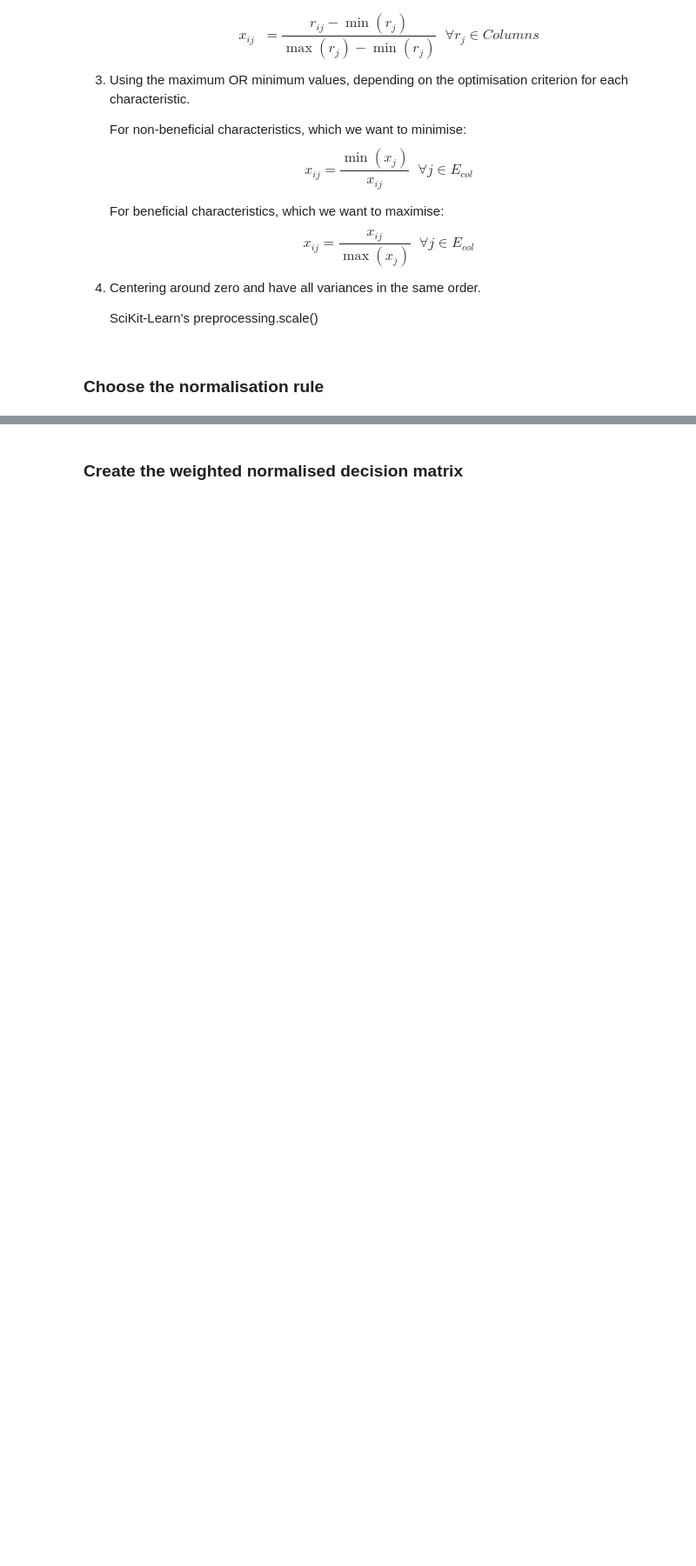
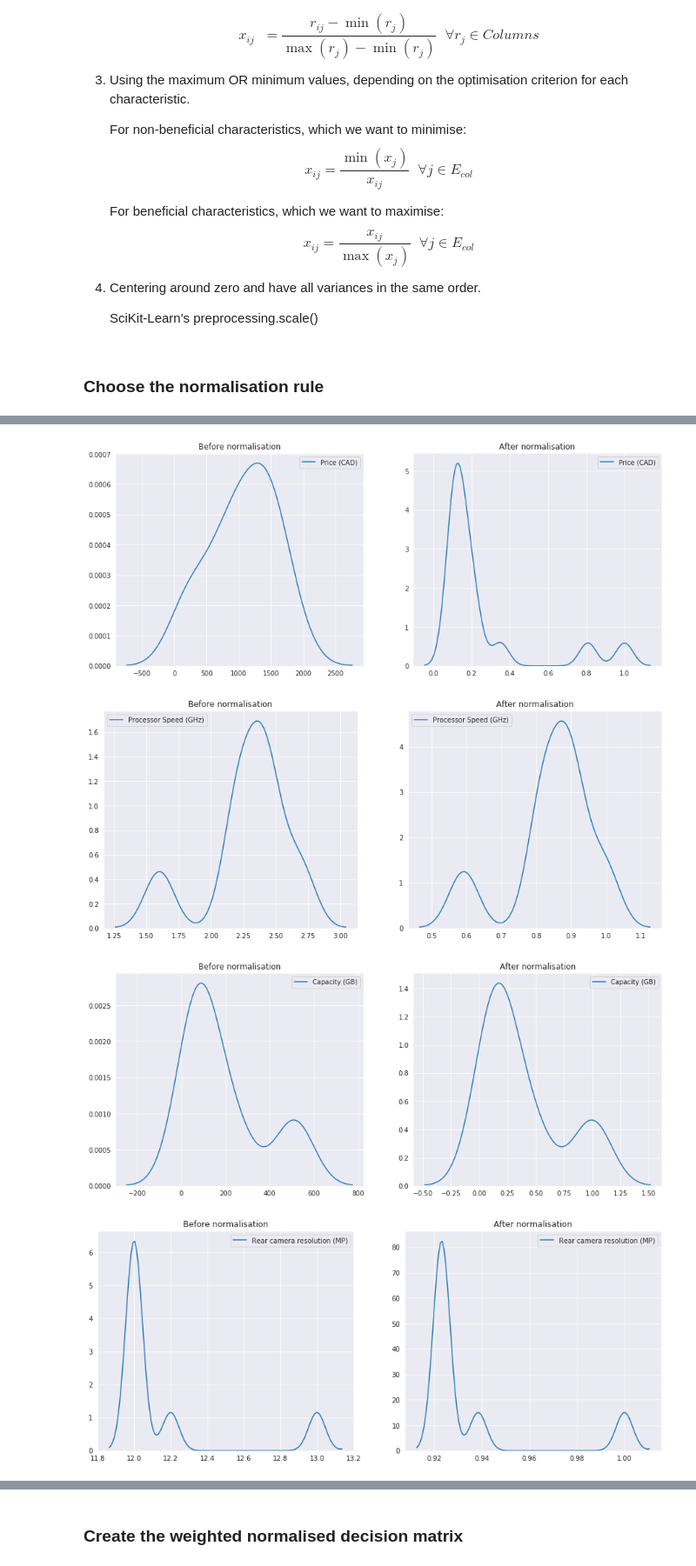
Before and after one commit to gmagannaDevelop/Electre, a Jupyter notebook: ELECTRE.ipynb, the cells around one changed output, grey strips where cells are left out. Shown: that part at 87% size. Cells and saved outputs as stored; diff of their text form; code cells hidden in the pictures; blank space fills up the shorter version.

```diff
--- a/ELECTRE.ipynb
+++ b/ELECTRE.ipynb
@@ -182,0 +190,3 @@ for i, column in enumerate(n_table.columns):
+# %%
+n_table = normalize_matrix(table, normalisation_rule=3)
+n_table.head()
@@ -182,0 +201,7 @@ for i, column in enumerate(n_table.columns):
+# %%
+side_by_side_histograms(table, n_table)
+# %% [output]
+[figure, added]
+[figure, added]
+[figure, added]
+[figure, added]
```
Also changed, not shown: parts of 6 cells of this notebook, 1 other file.
